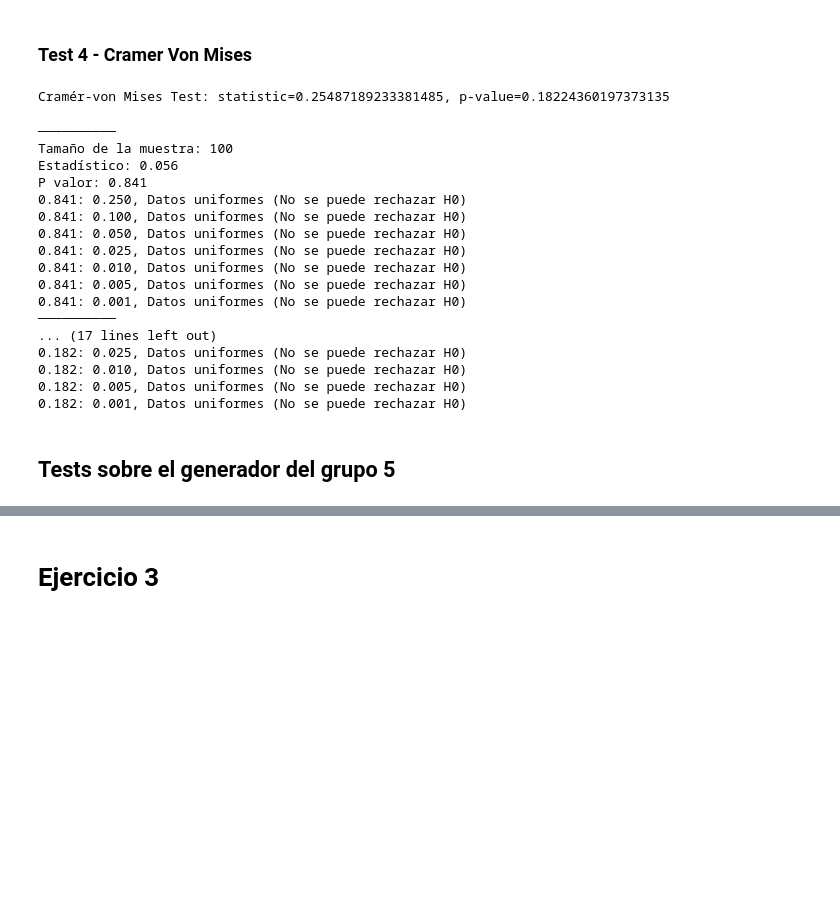
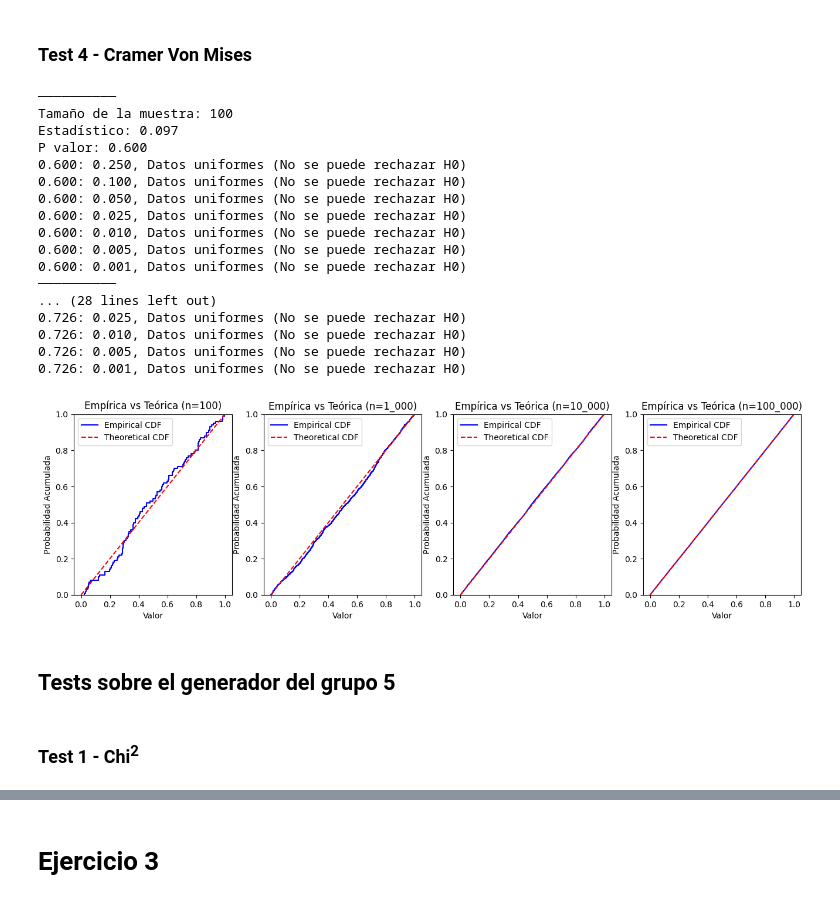
Before and after one commit to DanieLovera/simulacion_tp1, a Jupyter notebook: ej1_distribucion_uniforme.ipynb, the cells around one changed output, grey strips where cells are left out. Cells and saved outputs as stored; diff of their text form; code cells hidden in the pictures; blank space fills up the shorter version.

```diff
--- a/ej1_distribucion_uniforme.ipynb
+++ b/ej1_distribucion_uniforme.ipynb
@@ -336,32 +339,51 @@ def cramervonmises_test(sample):
             print('%.3f: %.3f, Datos uniformes (No se puede rechazar H0)' % (resultado.pvalue, significance_levels[i]))
         else:
             print('%.3f: %.3f, Datos no uniformes (Se rechaza H0)' % (resultado.pvalue, significance_levels[i]))
-# %%
-cvm_result = cramervonmises(large_sample, 'uniform')
-print(f"Cramér-von Mises Test: statistic={cvm_result.statistic}, p-value={cvm_result.pvalue}")
-# %% [output]
-Cramér-von Mises Test: statistic=0.25487189233381485, p-value=0.18224360197373135
 # %%
+# Generamos muestras con nuestro algoritmo
+seed = int(time.time() * 1_000)
+pcga = PCG(seed)
+
+small_sample = [pcga.random_normalized() for _ in range(100)]
+medium_sample = [pcga.random_normalized() for _ in range(1_000)]
+large_sample = [pcga.random_normalized() for _ in range(10_000)]
+very_large_sample = [pcga.random_normalized() for _ in range(100_000)]
+
 cramervonmises_test(small_sample)
 cramervonmises_test(medium_sample)
 cramervonmises_test(large_sample)
+cramervonmises_test(very_large_sample)
 # %% [output]
 ──────────
 Tamaño de la muestra: 100
-Estadístico: 0.056
-P valor: 0.841
-0.841: 0.250, Datos uniformes (No se puede rechazar H0)
-0.841: 0.100, Datos uniformes (No se puede rechazar H0)
-0.841: 0.050, Datos uniformes (No se puede rechazar H0)
-0.841: 0.025, Datos uniformes (No se puede rechazar H0)
-0.841: 0.010, Datos uniformes (No se puede rechazar H0)
-0.841: 0.005, Datos uniformes (No se puede rechazar H0)
-0.841: 0.001, Datos uniformes (No se puede rechazar H0)
+Estadístico: 0.097
+P valor: 0.600
+0.600: 0.250, Datos uniformes (No se puede rechazar H0)
+0.600: 0.100, Datos uniformes (No se puede rechazar H0)
+0.600: 0.050, Datos uniformes (No se puede rechazar H0)
+0.600: 0.025, Datos uniformes (No se puede rechazar H0)
+0.600: 0.010, Datos uniformes (No se puede rechazar H0)
+0.600: 0.005, Datos uniformes (No se puede rechazar H0)
+0.600: 0.001, Datos uniformes (No se puede rechazar H0)
 ──────────
-... (17 lines left out)
-0.182: 0.025, Datos uniformes (No se puede rechazar H0)
-0.182: 0.010, Datos uniformes (No se puede rechazar H0)
-0.182: 0.005, Datos uniformes (No se puede rechazar H0)
-0.182: 0.001, Datos uniformes (No se puede rechazar H0)
+... (28 lines left out)
+0.726: 0.025, Datos uniformes (No se puede rechazar H0)
+0.726: 0.010, Datos uniformes (No se puede rechazar H0)
+0.726: 0.005, Datos uniformes (No se puede rechazar H0)
+0.726: 0.001, Datos uniformes (No se puede rechazar H0)
+# %%
+fig, axis = plt.subplots(1, 4, figsize=(16, 4), squeeze=False)
+
+plot_cdf(small_sample, axis[0][0])
+plot_cdf(medium_sample, axis[0][1])
+plot_cdf(large_sample, axis[0][2])
+plot_cdf(very_large_sample, axis[0][3])
+
+# Mostrar el gráfico
+plt.show()
+# %% [output]
+[figure, added]
 # %% [markdown]
 ## Tests sobre el generador del grupo 5
+# %% [markdown]
+### Test 1 - Chi<sup>2</sup>
```
Also changed, not shown: parts of 18 cells of this notebook, 3 other files.
